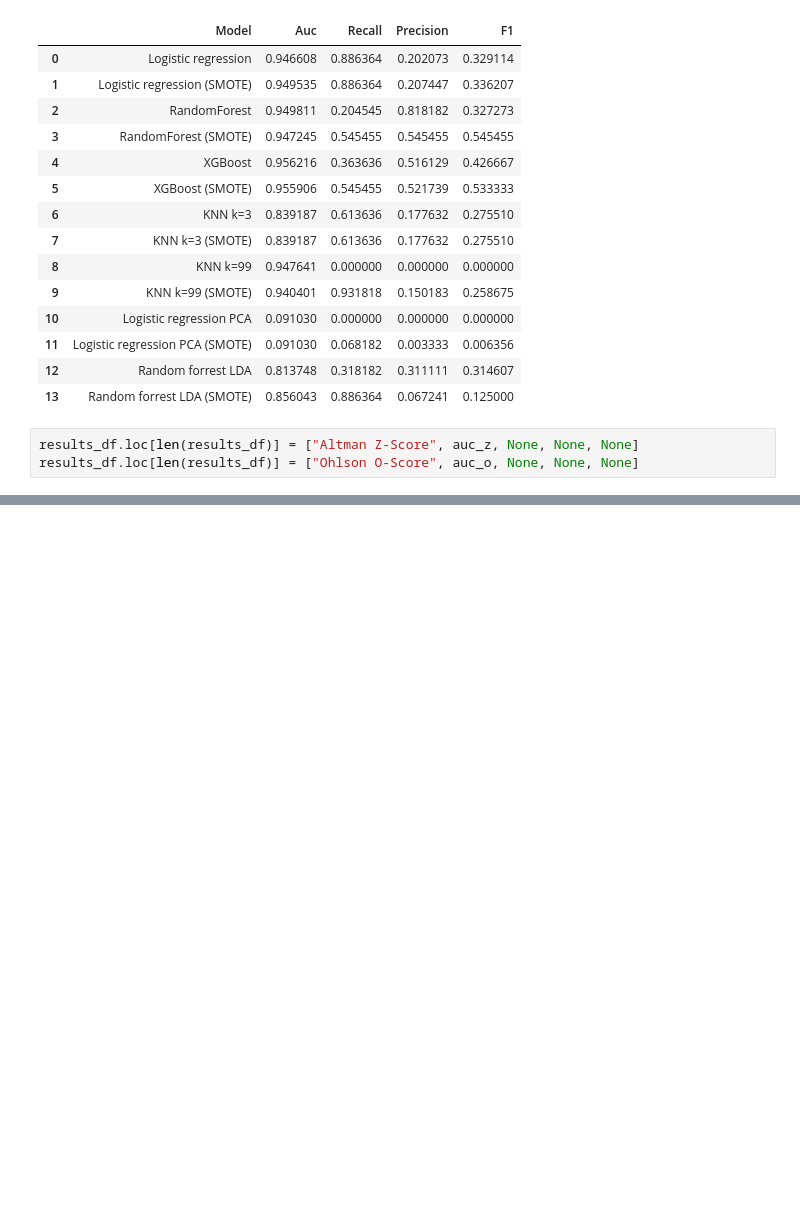
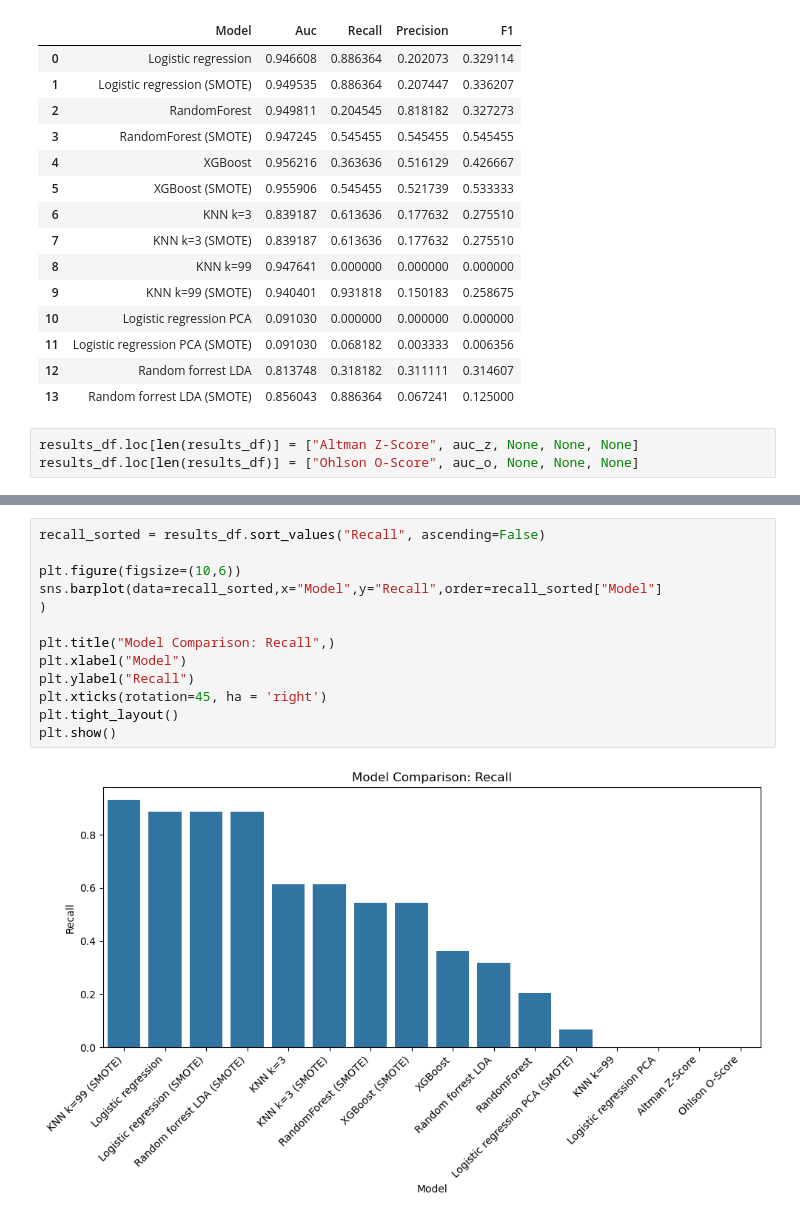
Before and after one commit to Vincent2308/Corporate-Bankruptcy, a Jupyter notebook: notebooks/week2/taiwan_model.ipynb, the cells around one changed output, grey strips where cells are left out. Drawn from its saved outputs; the diff is of its cells as text; blank space fills up the shorter version.

```diff
--- a/notebooks/week2/taiwan_model.ipynb
+++ b/notebooks/week2/taiwan_model.ipynb
@@ -557,0 +578,15 @@ results_df.sort_values("Auc", ascending = False)
+# %%
+recall_sorted = results_df.sort_values("Recall", ascending=False)
+
+plt.figure(figsize=(10,6))
+sns.barplot(data=recall_sorted,x="Model",y="Recall",order=recall_sorted["Model"]
+)
+
+plt.title("Model Comparison: Recall",)
+plt.xlabel("Model")
+plt.ylabel("Recall")
+plt.xticks(rotation=45, ha = 'right')
+plt.tight_layout()
+plt.show()
+# %% [output]
+[figure, added]
```
Also changed, not shown: parts of 2 cells of this notebook, 2 other files.
